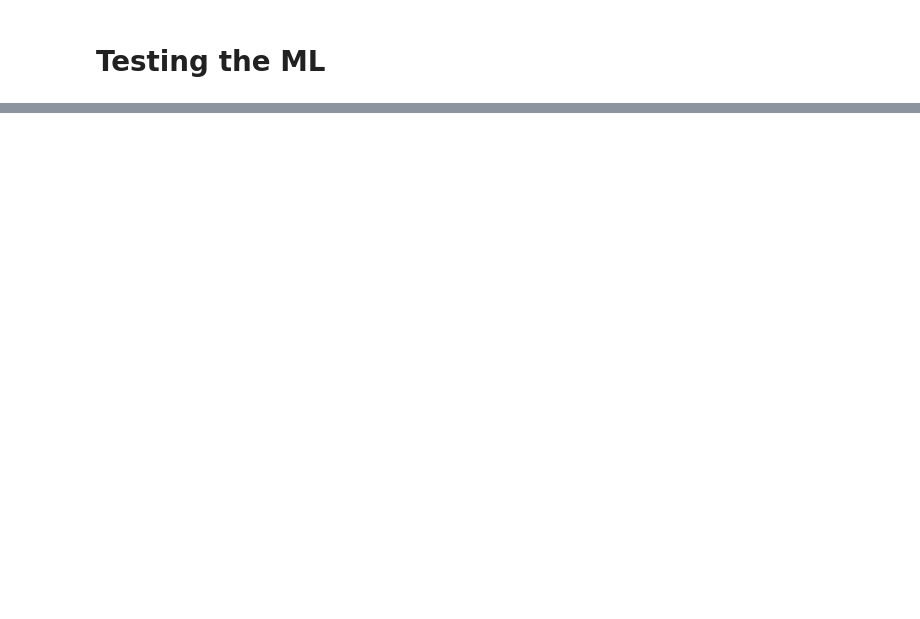
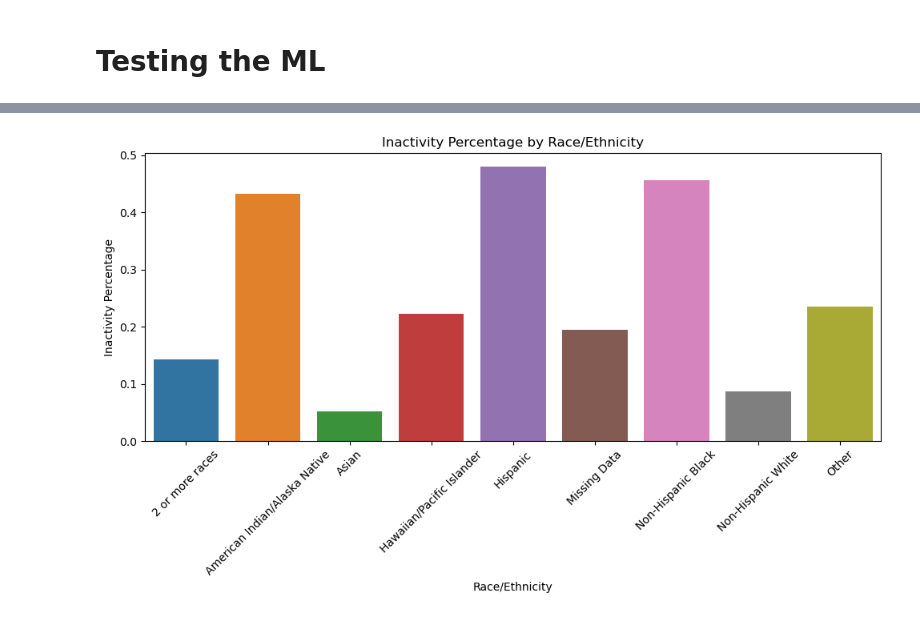
Before and after one commit to rafaymk02/Obesity-Factors-Analysis-US-, a Jupyter notebook: Dataset2_ML.ipynb, the cells around one changed output, grey strips where cells are left out. Cells and saved outputs as stored; diff of their text form; code cells hidden in the pictures; blank space fills up the shorter version.

```diff
--- a/Dataset2_ML.ipynb
+++ b/Dataset2_ML.ipynb
@@ -242,0 +234,17 @@ F1-score: 0.6539979578807535
+# %%
+import matplotlib.pyplot as plt
+import seaborn as sns
+
+race_activity = activity_df.groupby('Race/Ethnicity')['Inactive'].mean()
+
+# Create a bar plot
+plt.figure(figsize=(10, 6))
+sns.barplot(x=race_activity.index, y=race_activity.values)
+plt.xlabel('Race/Ethnicity')
+plt.ylabel('Inactivity Percentage')
+plt.title('Inactivity Percentage by Race/Ethnicity')
+plt.xticks(rotation=45)
+plt.tight_layout()
+plt.show()
+# %% [output]
+[figure, added]
```
Also changed, not shown: parts of 3 cells of this notebook, 1 other file.
